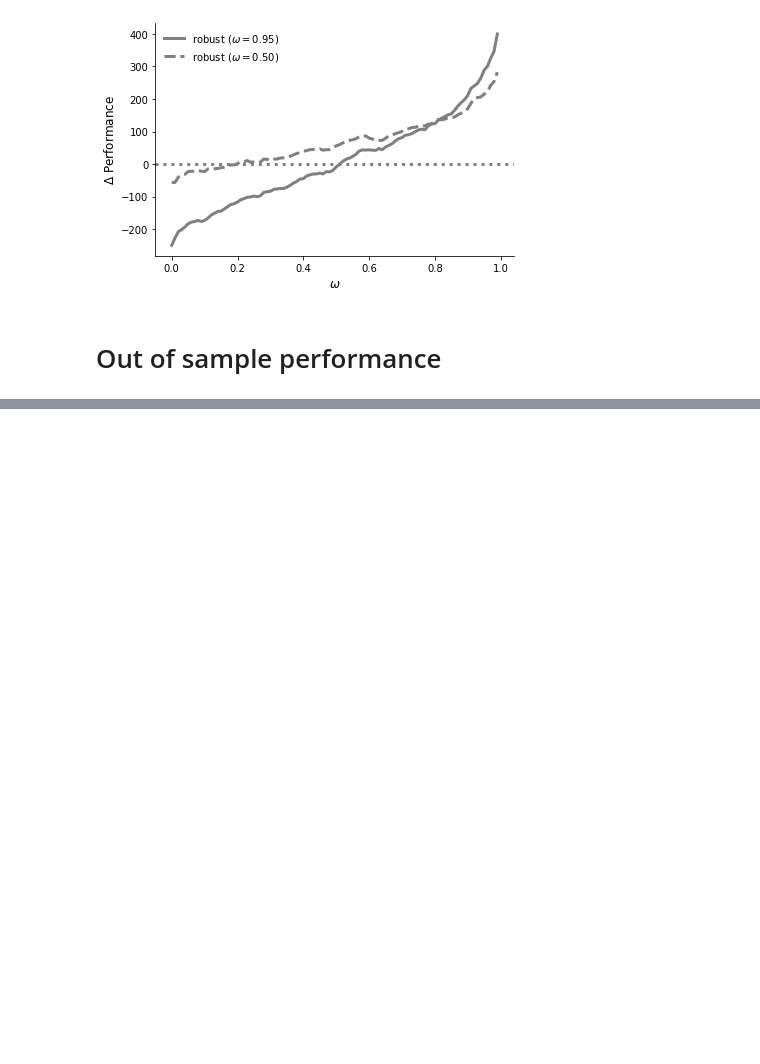
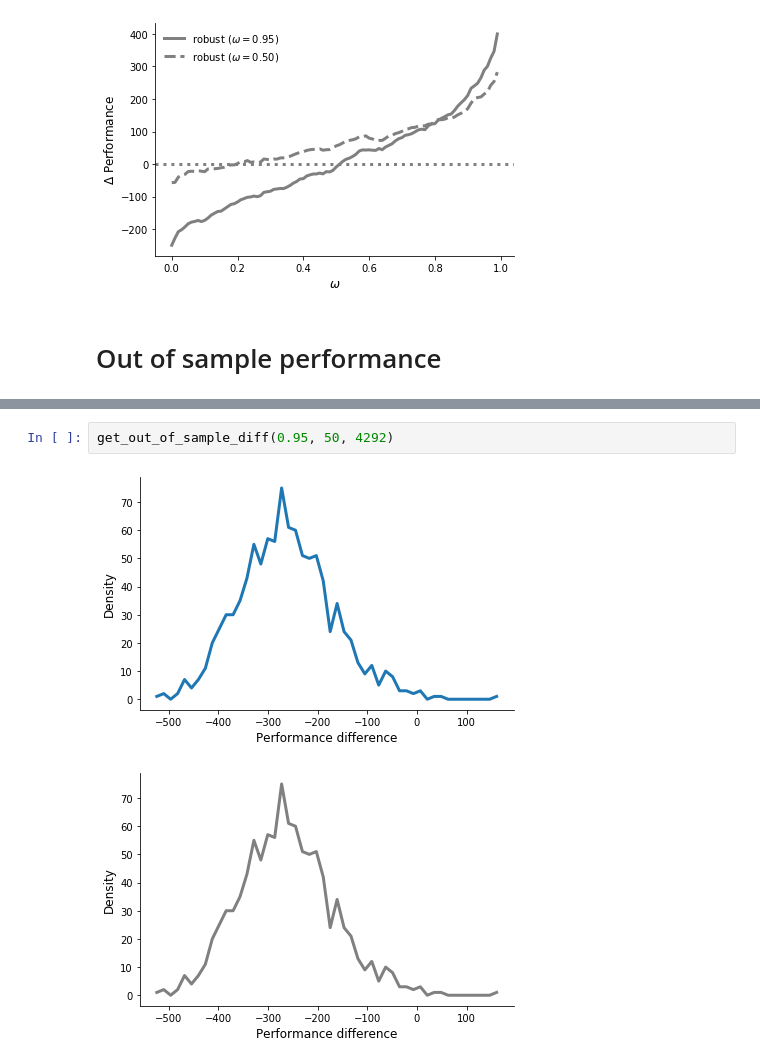
Before and after one commit to robustzurcher/analysis, a Jupyter notebook: notebooks/03_application.ipynb, the cells around one changed output, grey strips where cells are left out. Cells and saved outputs as stored; diff of their text form; blank space fills up the shorter version.

```diff
--- a/notebooks/03_application.ipynb
+++ b/notebooks/03_application.ipynb
@@ -141,0 +137,5 @@ get_out_of_sample_4292_95()
+# %%
+get_out_of_sample_diff(0.95, 50, 4292)
+# %% [output]
+[figure, added]
+[figure, added]
```
Also changed, not shown: parts of 5 cells of this notebook, 1 other file.
